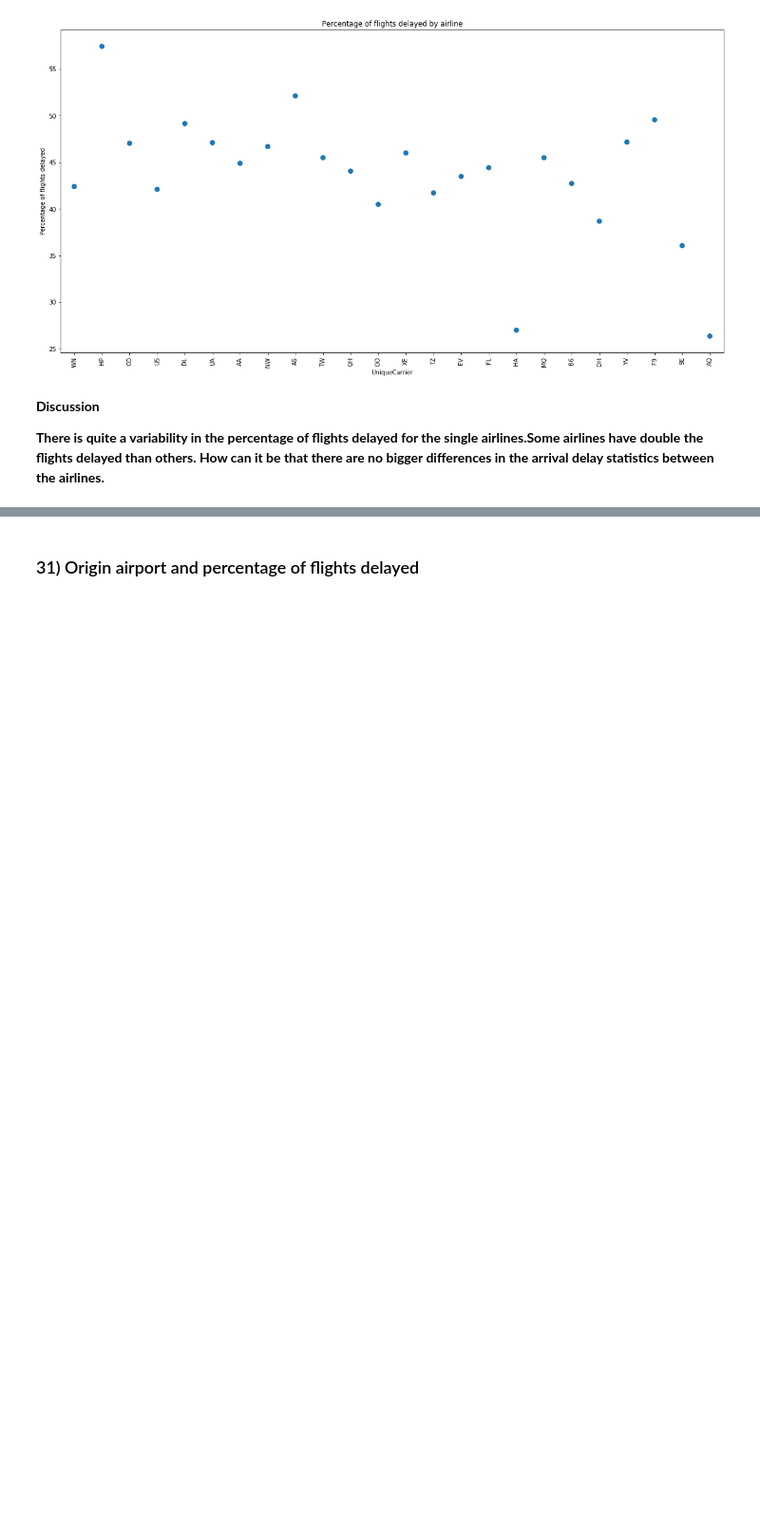
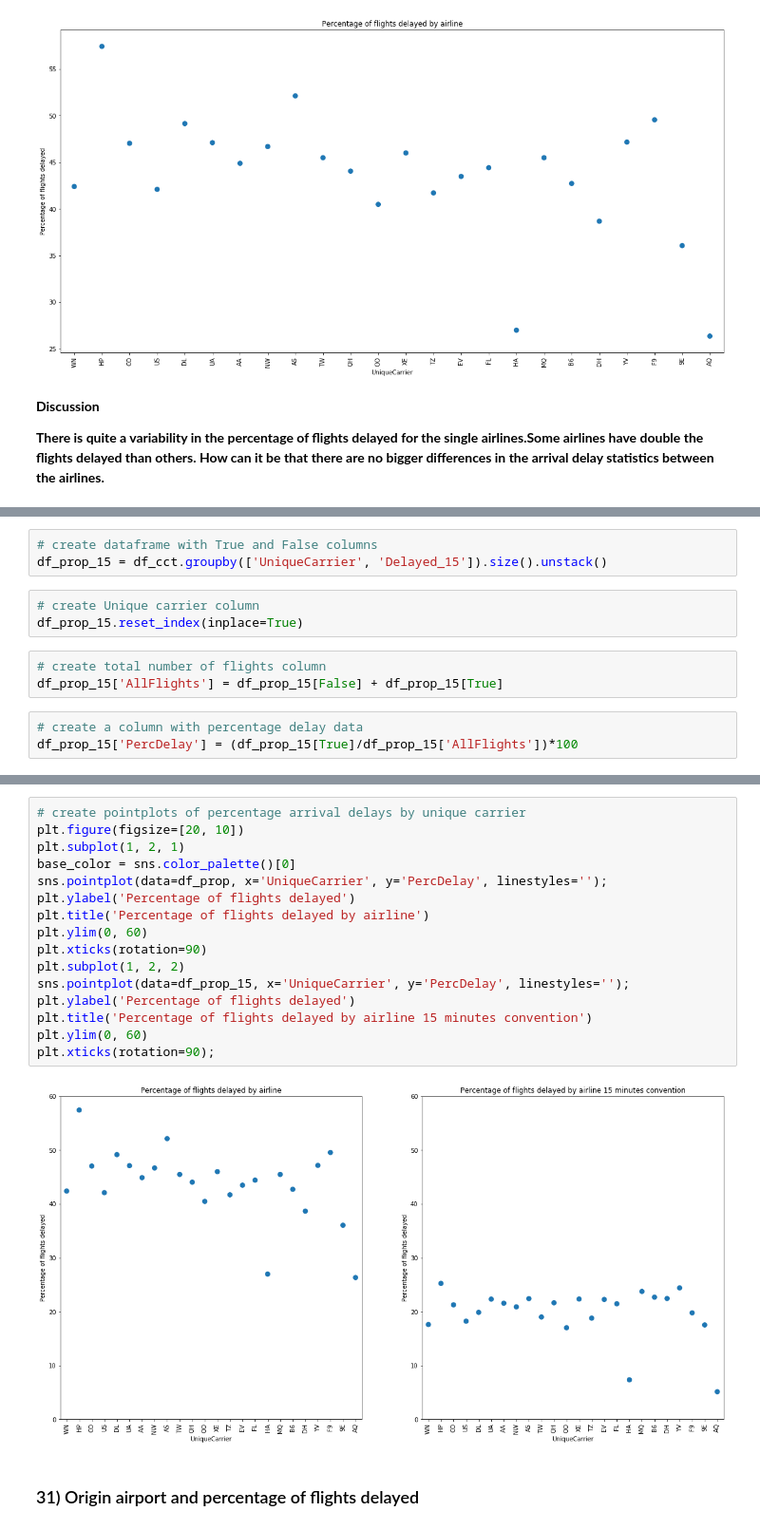
Before and after one commit to ToHa1966/Flights, a Jupyter notebook: Flights.ipynb, the cells around one changed output, grey strips where cells are left out. Shown at 95% size. Drawn from its saved outputs; the diff is of its cells as text; blank space fills up the shorter version.

```diff
--- a/Flights.ipynb
+++ b/Flights.ipynb
@@ -2489,0 +2495,12 @@ plt.xticks(rotation=90);
+# %%
+# create dataframe with True and False columns
+df_prop_15 = df_cct.groupby(['UniqueCarrier', 'Delayed_15']).size().unstack()
+# %%
+# create Unique carrier column
+df_prop_15.reset_index(inplace=True)
+# %%
+# create total number of flights column
+df_prop_15['AllFlights'] = df_prop_15[False] + df_prop_15[True]
+# %%
+# create a column with percentage delay data
+df_prop_15['PercDelay'] = (df_prop_15[True]/df_prop_15['AllFlights'])*100
@@ -2490,3 +2528,21 @@ plt.xticks(rotation=90);
+# %%
+# create pointplots of percentage arrival delays by unique carrier
+plt.figure(figsize=[20, 10])
+plt.subplot(1, 2, 1)
+base_color = sns.color_palette()[0]
+sns.pointplot(data=df_prop, x='UniqueCarrier', y='PercDelay', linestyles='');
+plt.ylabel('Percentage of flights delayed')
+plt.title('Percentage of flights delayed by airline')
+plt.ylim(0, 60)
+plt.xticks(rotation=90)
+plt.subplot(1, 2, 2)
+sns.pointplot(data=df_prop_15, x='UniqueCarrier', y='PercDelay', linestyles='');
+plt.ylabel('Percentage of flights delayed')
+plt.title('Percentage of flights delayed by airline 15 minutes convention')
+plt.ylim(0, 60)
+plt.xticks(rotation=90);
+# %% [output]
+[figure, added]
 # %% [markdown]
 ### 31) Origin airport and percentage of flights delayed
 # %%
```
Also changed, not shown: parts of 32 cells of this notebook.
